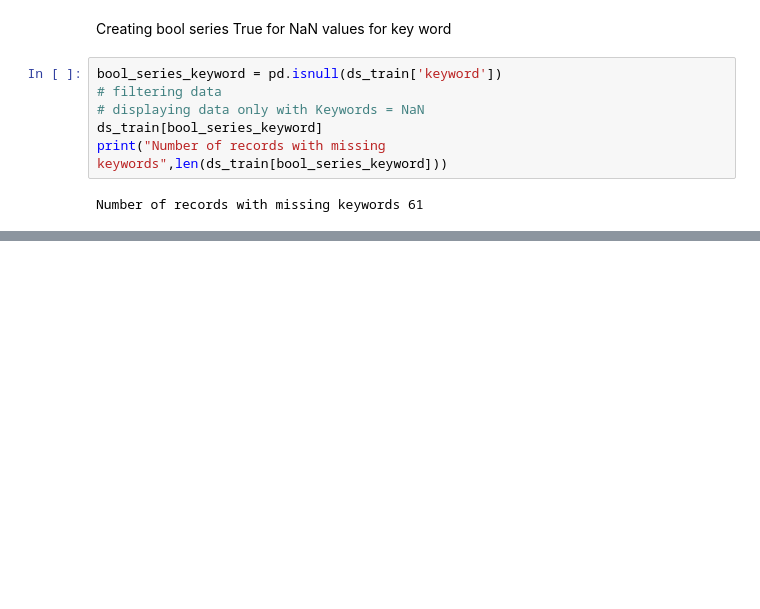
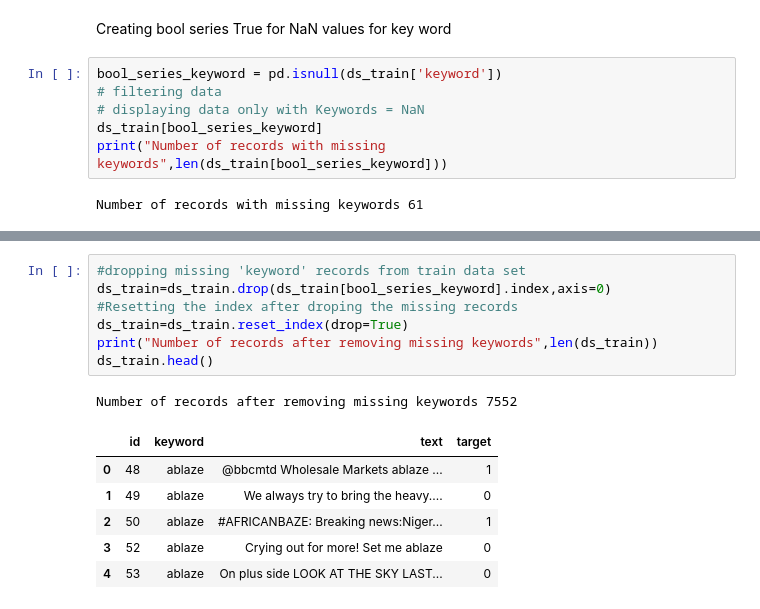
Before and after one commit to Godiya-PT/Disater_related_Tweet_Detection, a Jupyter notebook: Disaster_related_tweet_detection.ipynb, the cells around one changed output, grey strips where cells are left out. Drawn from its saved outputs; the diff is of its cells as text; blank space fills up the shorter version.

```diff
--- a/Disaster_related_tweet_detection.ipynb
+++ b/Disaster_related_tweet_detection.ipynb
@@ -140,0 +164,15 @@ Number of records with missing keywords 61
+# %%
+#dropping missing 'keyword' records from train data set
+ds_train=ds_train.drop(ds_train[bool_series_keyword].index,axis=0)
+#Resetting the index after droping the missing records
+ds_train=ds_train.reset_index(drop=True)
+print("Number of records after removing missing keywords",len(ds_train))
+ds_train.head()
+# %% [output]
+Number of records after removing missing keywords 7552
+|  | id | keyword | text | target |
+| 0 | 48 | ablaze | @bbcmtd Wholesale Markets ablaze ... | 1 |
+| 1 | 49 | ablaze | We always try to bring the heavy.... | 0 |
+| 2 | 50 | ablaze | #AFRICANBAZE: Breaking news:Niger... | 1 |
+| 3 | 52 | ablaze | Crying out for more! Set me ablaze | 0 |
+| 4 | 53 | ablaze | On plus side LOOK AT THE SKY LAST... | 0 |
```
Also changed, not shown: parts of 4 cells of this notebook.
